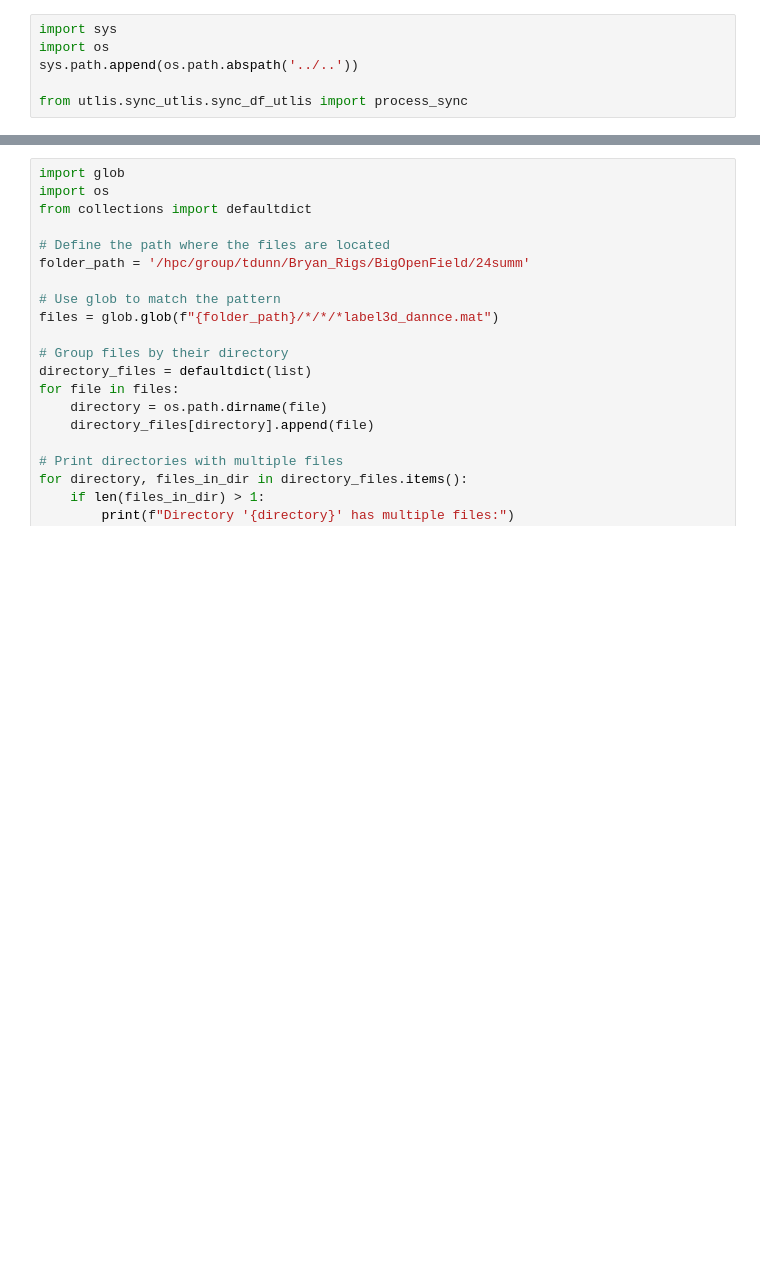
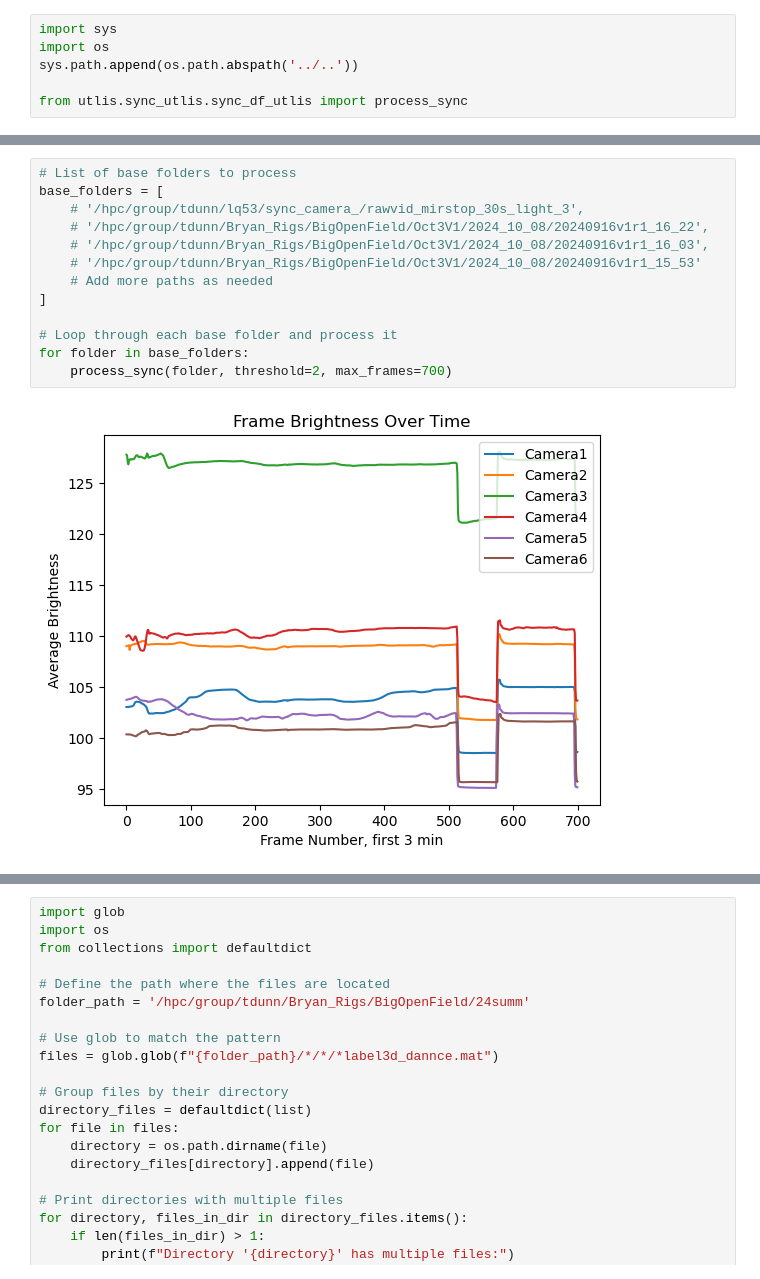
Before and after one commit to gadsfly/BBOP, a Jupyter notebook: execution/try/sync_df_from_raw_exe.ipynb, the cells around one changed output, grey strips where cells are left out. Drawn from its saved outputs; the diff is of its cells as text; blank space fills up the shorter version.

```diff
--- a/execution/try/sync_df_from_raw_exe.ipynb
+++ b/execution/try/sync_df_from_raw_exe.ipynb
@@ -21 +21,16 @@ Moved prior calibration file to /hpc/group/tdunn/Bryan_Rigs/BigOpenField/24summ/
 True
+# %%
+# List of base folders to process
+base_folders = [
+    # '/hpc/group/tdunn/lq53/sync_camera_/rawvid_mirstop_30s_light_3',
+    # '/hpc/group/tdunn/Bryan_Rigs/BigOpenField/Oct3V1/2024_10_08/20240916v1r1_16_22',
+    # '/hpc/group/tdunn/Bryan_Rigs/BigOpenField/Oct3V1/2024_10_08/20240916v1r1_16_03',
+    # '/hpc/group/tdunn/Bryan_Rigs/BigOpenField/Oct3V1/2024_10_08/20240916v1r1_15_53'
+    # Add more paths as needed
+]
+
+# Loop through each base folder and process it
+for folder in base_folders:
+    process_sync(folder, threshold=2, max_frames=700)
+# %% [output]
+[figure, added]
```
Also changed, not shown: parts of 2 cells of this notebook, 5 other files.
